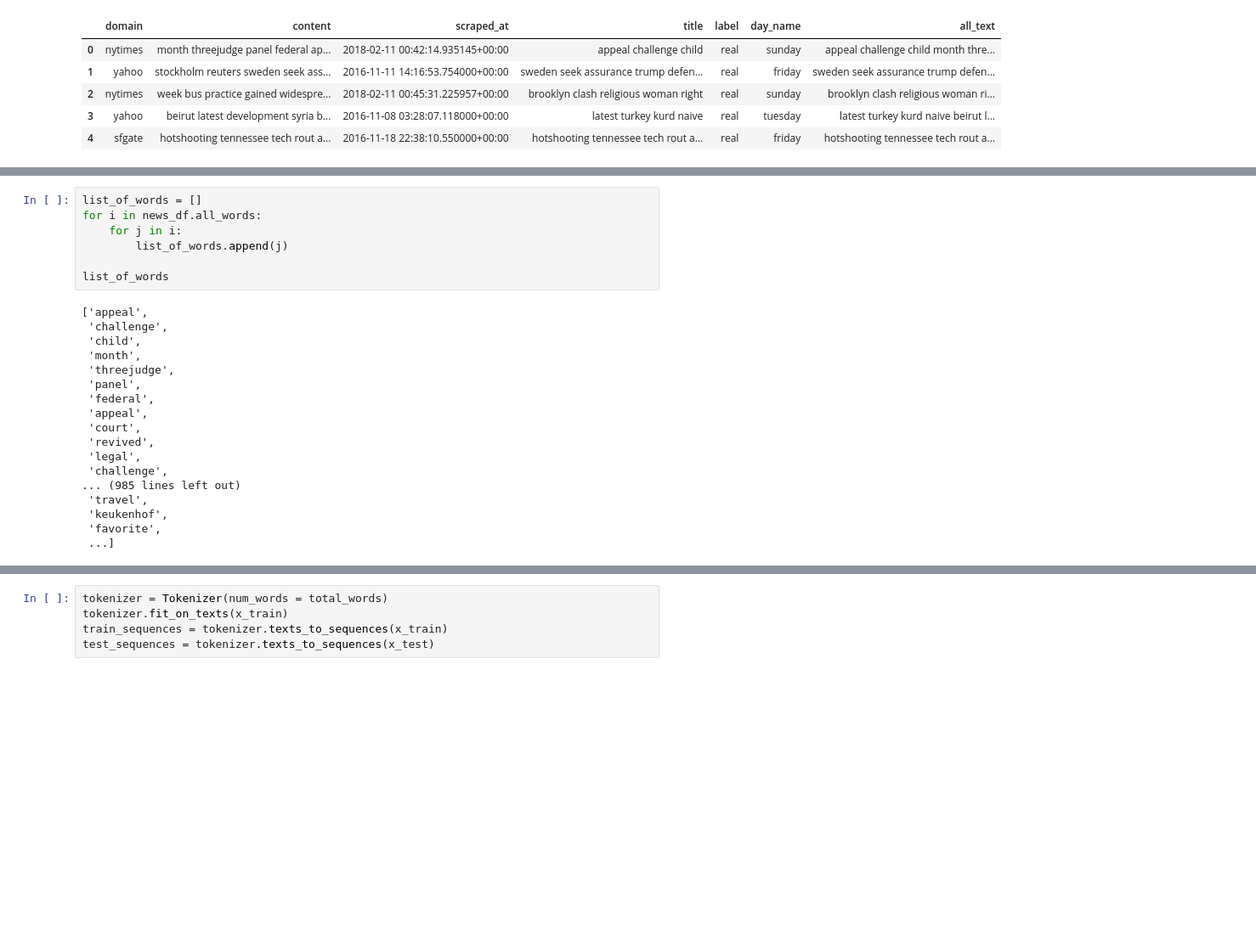
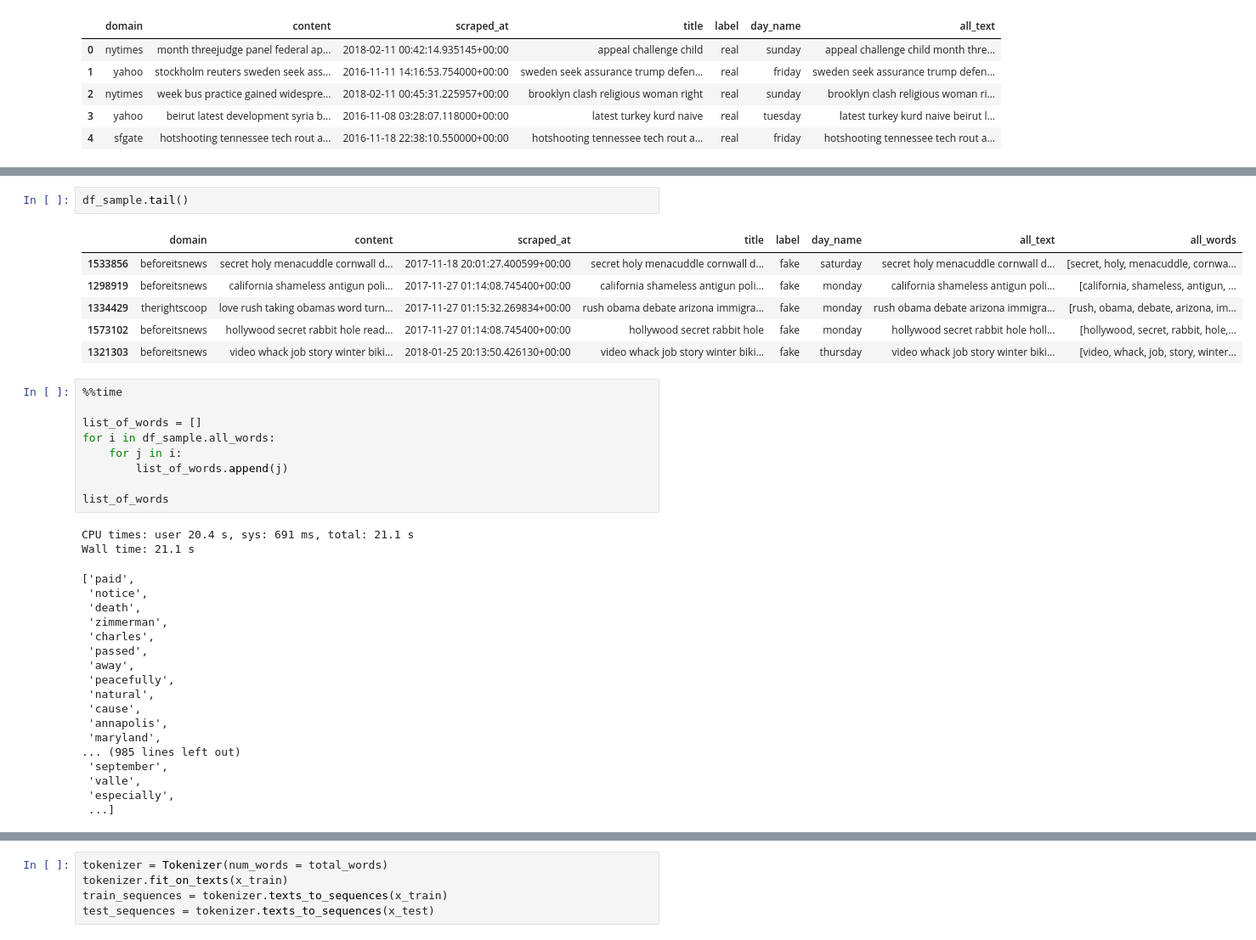
Before and after one commit to georgetown-analytics/From-Russia-With-Love-fake-news-, a Jupyter notebook: Notebooks/Models/FRL_ML.ipynb, the cells around one changed output, grey strips where cells are left out. Shown: that part at 85% size. Drawn from its saved outputs; the diff is of its cells as text; blank space fills up the shorter version.

```diff
--- a/Notebooks/Models/FRL_ML.ipynb
+++ b/Notebooks/Models/FRL_ML.ipynb
@@ -118,28 +194,41 @@ news_df.head()
+# %%
+df_sample.tail()
+# %% [output]
+|  | domain | content | scraped_at | title | label | day_name | all_text | all_words |
+| 1533856 | beforeitsnews | secret holy menacuddle cornwall d... | 2017-11-18 20:01:27.400599+00:00 | secret holy menacuddle cornwall d... | fake | saturday | secret holy menacuddle cornwall d... | [secret, holy, menacuddle, cornwa... |
+| 1298919 | beforeitsnews | california shameless antigun poli... | 2017-11-27 01:14:08.745400+00:00 | california shameless antigun poli... | fake | monday | california shameless antigun poli... | [california, shameless, antigun, ... |
+| 1334429 | therightscoop | love rush taking obamas word turn... | 2017-11-27 01:15:32.269834+00:00 | rush obama debate arizona immigra... | fake | monday | rush obama debate arizona immigra... | [rush, obama, debate, arizona, im... |
+| 1573102 | beforeitsnews | hollywood secret rabbit hole read... | 2017-11-27 01:14:08.745400+00:00 | hollywood secret rabbit hole | fake | monday | hollywood secret rabbit hole holl... | [hollywood, secret, rabbit, hole,... |
+| 1321303 | beforeitsnews | video whack job story winter biki... | 2018-01-25 20:13:50.426130+00:00 | video whack job story winter biki... | fake | thursday | video whack job story winter biki... | [video, whack, job, story, winter... |
 # %%
+%%time
+
 list_of_words = []
-for i in news_df.all_words:
+for i in df_sample.all_words:
     for j in i:
         list_of_words.append(j)
 
 list_of_words
 # %% [output]
-['appeal',
- 'challenge',
- 'child',
- 'month',
- 'threejudge',
- 'panel',
- 'federal',
- 'appeal',
- 'court',
- 'revived',
- 'legal',
- 'challenge',
-... (985 lines left out)
- 'travel',
- 'keukenhof',
- 'favorite',
- ...]
+CPU times: user 20.4 s, sys: 691 ms, total: 21.1 s
+Wall time: 21.1 s
+['paid',
+ 'notice',
+ 'death',
+ 'zimmerman',
+ 'charles',
+ 'passed',
+ 'away',
+ 'peacefully',
+ 'natural',
+ 'cause',
+ 'annapolis',
+ 'maryland',
+... (985 lines left out)
+ 'september',
+ 'valle',
+ 'especially',
+ ...]
 # %%
 len(list_of_words)
 # %% [output]
```
Also changed, not shown: parts of 29 cells of this notebook.
